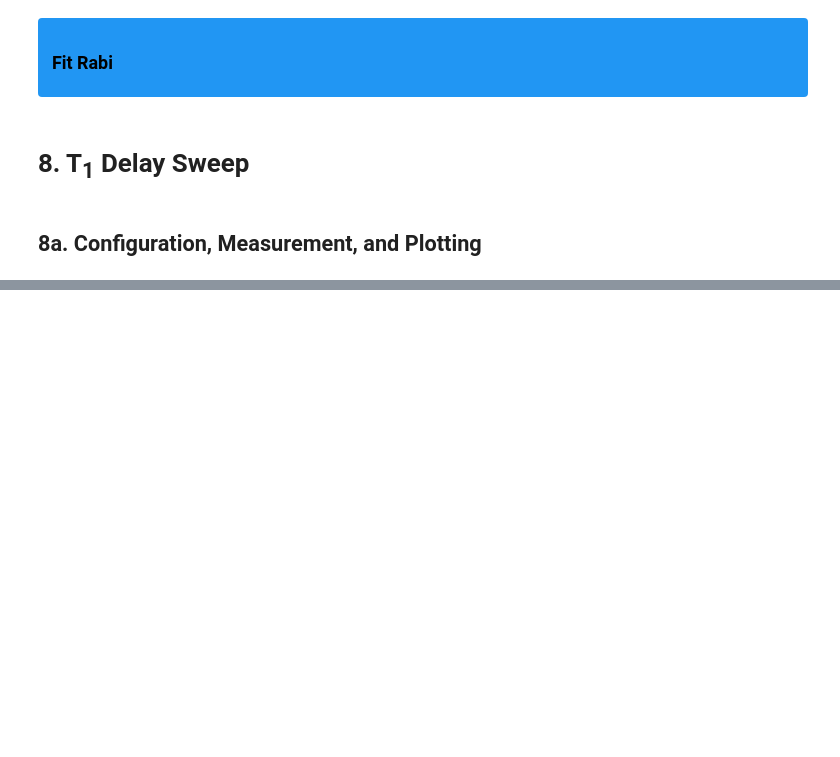
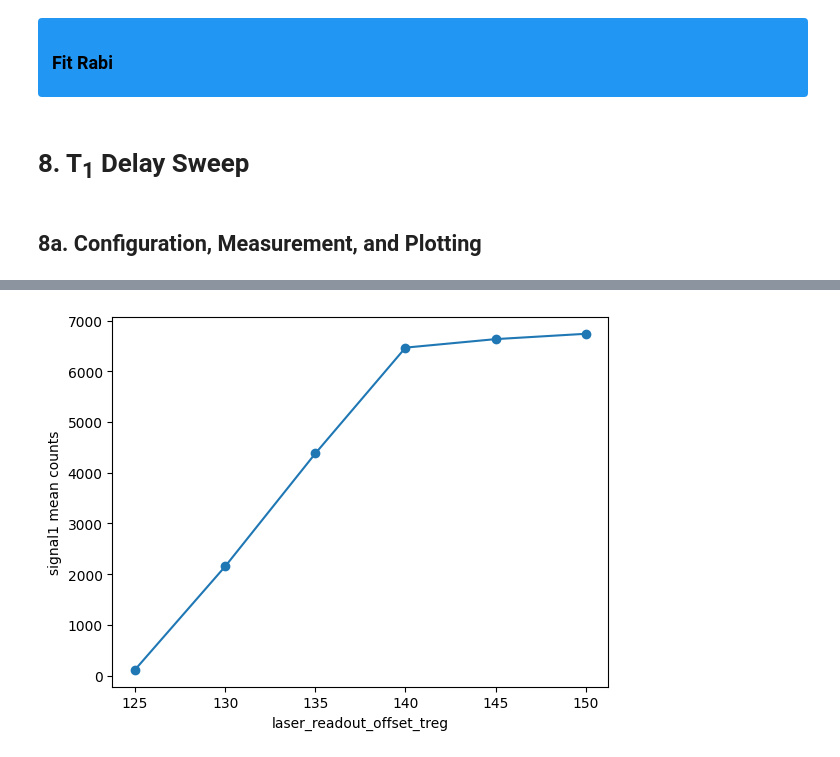
Before and after one commit to jeree-m/qick-dawg, a Jupyter notebook: jupyter_notebooks/ODMR_Rabi_T1.ipynb, the cells around one changed output, grey strips where cells are left out. Cells and saved outputs as stored; diff of their text form; code cells hidden in the pictures; blank space fills up the shorter version.

```diff
--- a/jupyter_notebooks/ODMR_Rabi_T1.ipynb
+++ b/jupyter_notebooks/ODMR_Rabi_T1.ipynb
@@ -707,0 +821,20 @@ ConnectionClosedError: receiving: not enough data
+# %%
+offsets = [125, 130,135,140,145,150]
+means = []
+
+SetPower(laser_power)
+for off in offsets:
+    cfg = copy(config)
+    cfg.mw_gain = 0
+    cfg.laser_readout_offset_treg = off
+    cfg.reps = 60000
+    d_off = qd.T1DelaySweep(cfg).acquire(progress=True)
+    means.append(d_off.signal1.mean())
+Off()
+
+plt.plot(offsets, means, 'o-')
+plt.xlabel('laser_readout_offset_treg')
+plt.ylabel('signal1 mean counts')
+plt.show()
+# %% [output]
+[figure, added]
```
Also changed, not shown: parts of 8 cells of this notebook, 2 other files.
